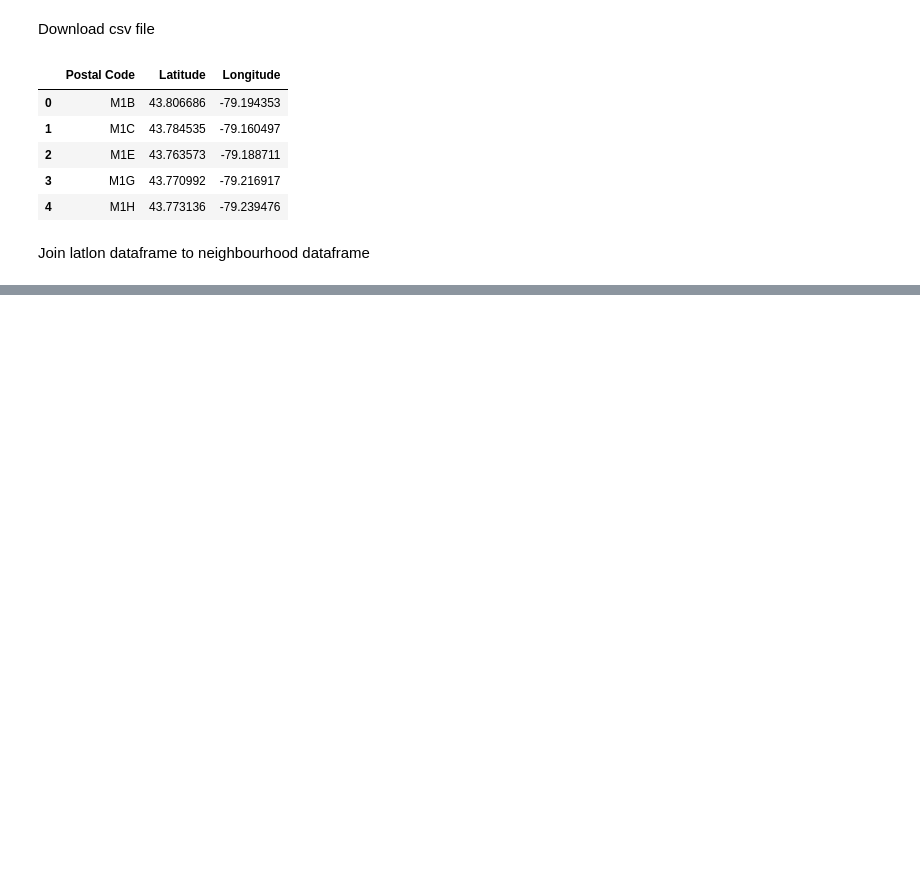
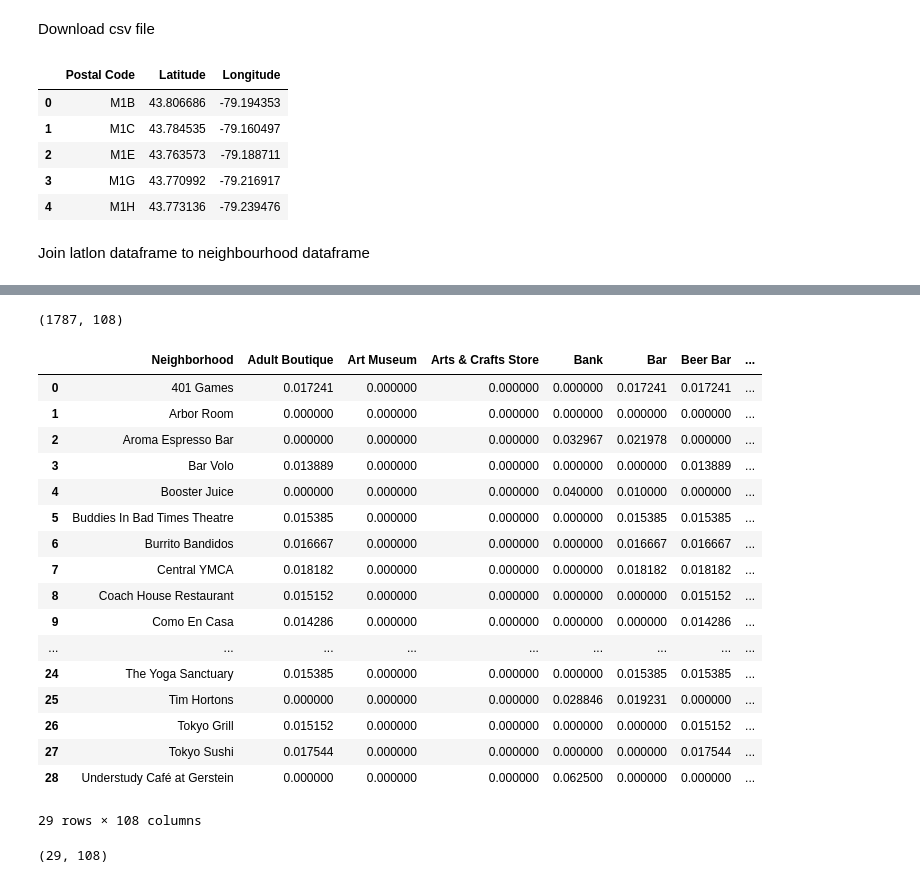
Before and after one commit to Kika43953/Applied-Data-Science-Capstone, a Jupyter notebook: Week3_PostalCodeAnalysis.ipynb, the cells around one changed output, grey strips where cells are left out. Drawn from its saved outputs; the diff is of its cells as text; code cells hidden in the pictures; blank space fills up the shorter version.

```diff
--- a/Week3_PostalCodeAnalysis.ipynb
+++ b/Week3_PostalCodeAnalysis.ipynb
@@ -74,0 +115,28 @@ df1.join(geodf.set_index('Postal Code'), on='Postal Code')
+# %%
+# function that extracts the category of the venue
+def get_category_type(row):
+    try:
+        categories_list = row['categories']
+    except:
+        categories_list = row['venue.categories']
+
+    if len(categories_list) == 0:
+        return None
+    else:
+        return categories_list[0]['name']
+# %%
+venues = results['response']['groups'][0]['items']
+
+nearby_venues = json_normalize(venues) # flatten JSON
+
+# filter columns
+filtered_columns = ['venue.name', 'venue.categories', 'venue.location.lat', 'venue.location.lng']
+nearby_venues =nearby_venues.loc[:, filtered_columns]
+
+# filter the category for each row
+nearby_venues['venue.categories'] = nearby_venues.apply(get_category_type, axis=1)
+
+# clean columns
+nearby_venues.columns = [col.split(".")[-1] for col in nearby_venues.columns]
+
+nearby_venues.head()
@@ -74,0 +194,2 @@ df1.join(geodf.set_index('Postal Code'), on='Postal Code')
+# %%
+nearby_venues = getNearbyVenues(nearby_venues.name, nearby_venues.lat, nearby_venues.lng)
@@ -74,0 +250,12 @@ df1.join(geodf.set_index('Postal Code'), on='Postal Code')
+# %%
+# one hot encoding
+nearby_onehot = pd.get_dummies(nearby_venues[['Venue Category']], prefix="", prefix_sep="")
+
+# add neighborhood column back to dataframe
+nearby_onehot['Neighborhood'] = nearby_venues['Neighborhood']
+
+# move neighborhood column to the first column
+fixed_columns = [nearby_onehot.columns[-1]] + list(nearby_onehot.columns[:-1])
+nearby_onehot = nearby_onehot[fixed_columns]
+
+nearby_onehot.head()
@@ -74,0 +270,30 @@ df1.join(geodf.set_index('Postal Code'), on='Postal Code')
+# %%
+nearby_onehot.shape
+# %% [output]
+(1787, 108)
+# %%
+nearby_grouped = nearby_onehot.groupby('Neighborhood').mean().reset_index()
+nearby_grouped
+# %% [output]
+|  | Neighborhood | Adult Boutique | Art Museum | Arts & Crafts Store | Bank | Bar | Beer Bar | ... |
+| 0 | 401 Games | 0.017241 | 0.000000 | 0.000000 | 0.000000 | 0.017241 | 0.017241 | ... |
+| 1 | Arbor Room | 0.000000 | 0.000000 | 0.000000 | 0.000000 | 0.000000 | 0.000000 | ... |
+| 2 | Aroma Espresso Bar | 0.000000 | 0.000000 | 0.000000 | 0.032967 | 0.021978 | 0.000000 | ... |
+| 3 | Bar Volo | 0.013889 | 0.000000 | 0.000000 | 0.000000 | 0.000000 | 0.013889 | ... |
+| 4 | Booster Juice | 0.000000 | 0.000000 | 0.000000 | 0.040000 | 0.010000 | 0.000000 | ... |
+| 5 | Buddies In Bad Times Theatre | 0.015385 | 0.000000 | 0.000000 | 0.000000 | 0.015385 | 0.015385 | ... |
+| 6 | Burrito Bandidos | 0.016667 | 0.000000 | 0.000000 | 0.000000 | 0.016667 | 0.016667 | ... |
+| 7 | Central YMCA | 0.018182 | 0.000000 | 0.000000 | 0.000000 | 0.018182 | 0.018182 | ... |
+| 8 | Coach House Restaurant | 0.015152 | 0.000000 | 0.000000 | 0.000000 | 0.000000 | 0.015152 | ... |
+| 9 | Como En Casa | 0.014286 | 0.000000 | 0.000000 | 0.000000 | 0.000000 | 0.014286 | ... |
+| ... | ... | ... | ... | ... | ... | ... | ... | ... |
+| 24 | The Yoga Sanctuary | 0.015385 | 0.000000 | 0.000000 | 0.000000 | 0.015385 | 0.015385 | ... |
+| 25 | Tim Hortons | 0.000000 | 0.000000 | 0.000000 | 0.028846 | 0.019231 | 0.000000 | ... |
+| 26 | Tokyo Grill | 0.015152 | 0.000000 | 0.000000 | 0.000000 | 0.000000 | 0.015152 | ... |
+| 27 | Tokyo Sushi | 0.017544 | 0.000000 | 0.000000 | 0.000000 | 0.000000 | 0.017544 | ... |
+| 28 | Understudy Café at Gerstein | 0.000000 | 0.000000 | 0.000000 | 0.062500 | 0.000000 | 0.000000 | ... |
+29 rows × 108 columns
+# %%
+nearby_grouped.shape
+# %% [output]
+(29, 108)
```
Also changed, not shown: parts of 29 cells of this notebook.
